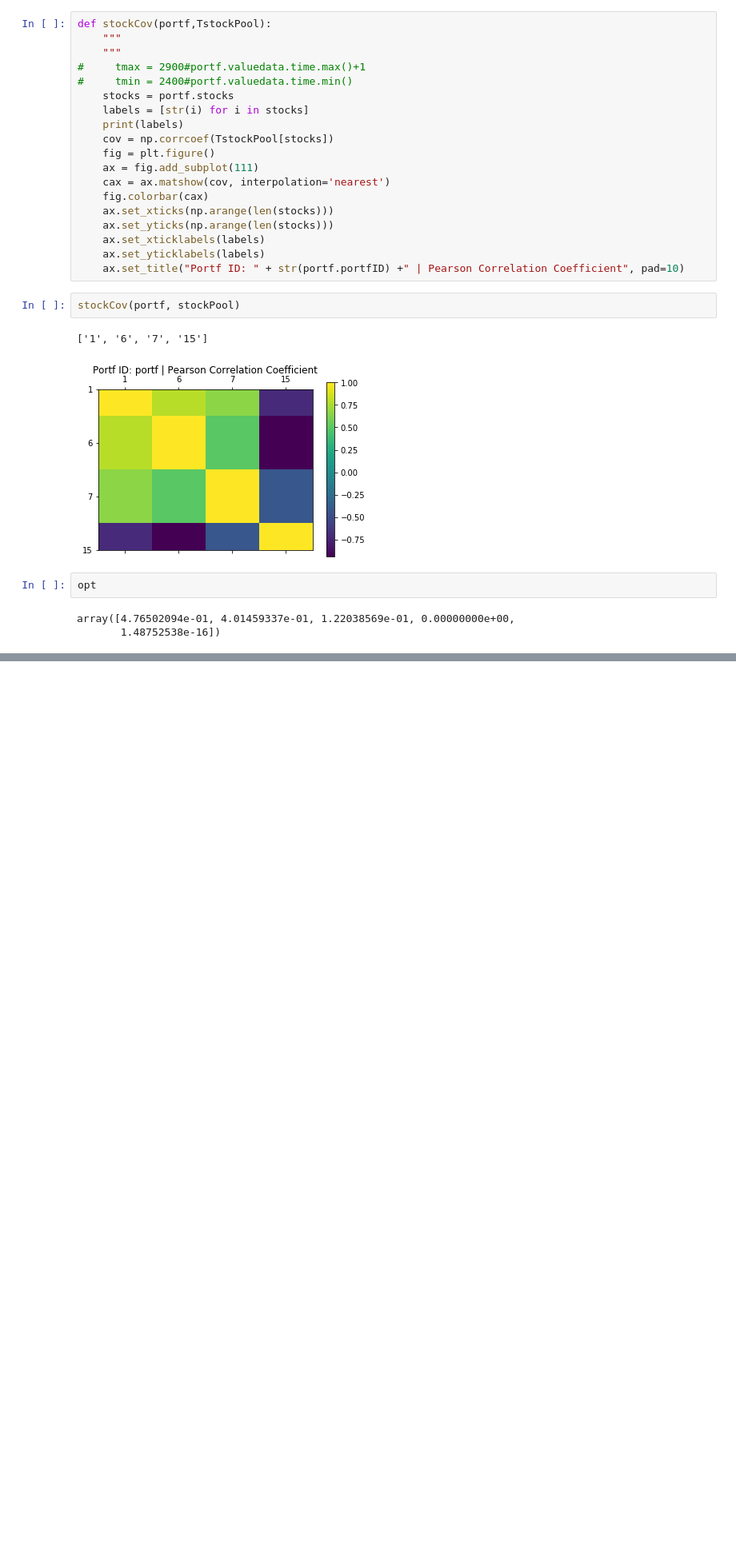
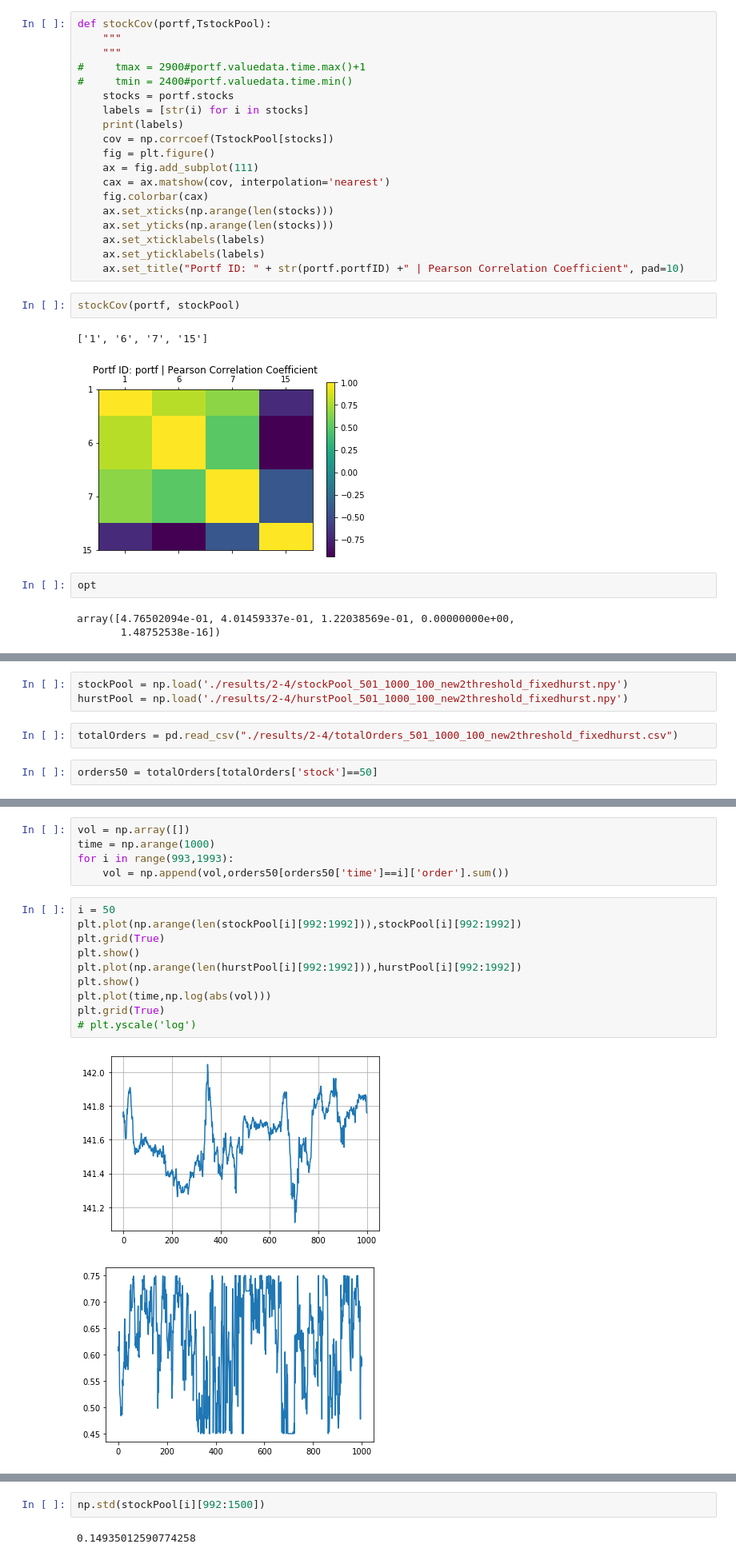
Before and after one commit to braedyn-au/StockMarketCascades, a Jupyter notebook: efficientFrontier.ipynb, the cells around one changed output, grey strips where cells are left out. Shown at 80% size. Cells and saved outputs as stored; diff of their text form; blank space fills up the shorter version.

```diff
--- a/efficientFrontier.ipynb
+++ b/efficientFrontier.ipynb
@@ -152,0 +171,7 @@ array([4.76502094e-01, 4.01459337e-01, 1.22038569e-01, 0.00000000e+00,
+# %%
+stockPool = np.load('./results/2-4/stockPool_501_1000_100_new2threshold_fixedhurst.npy')
+hurstPool = np.load('./results/2-4/hurstPool_501_1000_100_new2threshold_fixedhurst.npy')
+# %%
+totalOrders = pd.read_csv("./results/2-4/totalOrders_501_1000_100_new2threshold_fixedhurst.csv")
+# %%
+orders50 = totalOrders[totalOrders['stock']==50]
@@ -152,0 +198,18 @@ array([4.76502094e-01, 4.01459337e-01, 1.22038569e-01, 0.00000000e+00,
+# %%
+vol = np.array([])
+time = np.arange(1000)
+for i in range(993,1993):
+    vol = np.append(vol,orders50[orders50['time']==i]['order'].sum())
+# %%
+i = 50
+plt.plot(np.arange(len(stockPool[i][992:1992])),stockPool[i][992:1992])
+plt.grid(True)
+plt.show()
+plt.plot(np.arange(len(hurstPool[i][992:1992])),hurstPool[i][992:1992])
+plt.show()
+plt.plot(time,np.log(abs(vol)))
+plt.grid(True)
+# plt.yscale('log')
+# %% [output]
+[figure, added]
+[figure, added]
@@ -152,0 +217,4 @@ array([4.76502094e-01, 4.01459337e-01, 1.22038569e-01, 0.00000000e+00,
+# %%
+np.std(stockPool[i][992:1500])
+# %% [output]
+0.14935012590774258
```
Also changed, not shown: parts of 34 cells of this notebook, 34 other files.
